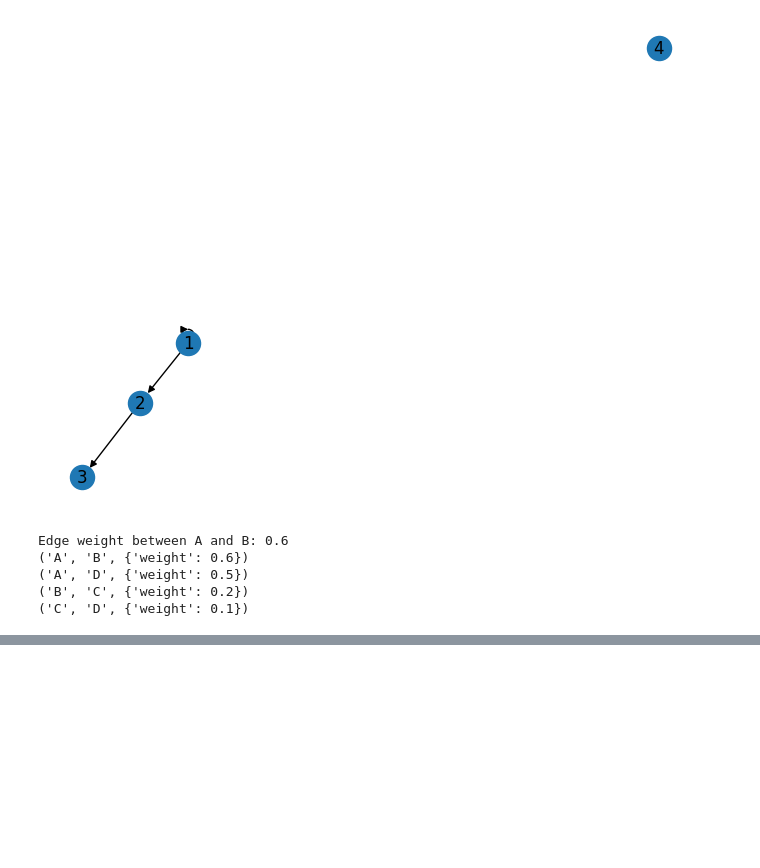
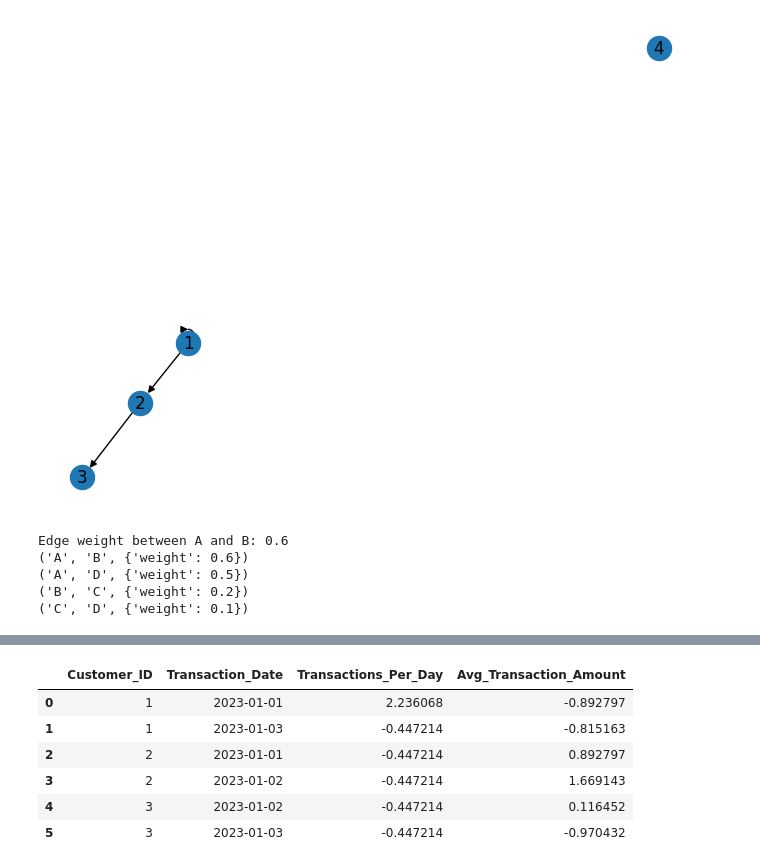
Before and after one commit to shyu61/math, a Jupyter notebook: lightgbm/main.ipynb, the cells around one changed output, grey strips where cells are left out. Cells and saved outputs as stored; diff of their text form; code cells hidden in the pictures; blank space fills up the shorter version.

```diff
--- a/lightgbm/main.ipynb
+++ b/lightgbm/main.ipynb
@@ -51,0 +106,10 @@ Edge weight between A and B: 0.6
+# %%
+daily_transactions
+# %% [output]
+|  | Customer_ID | Transaction_Date | Transactions_Per_Day | Avg_Transaction_Amount |
+| 0 | 1 | 2023-01-01 | 2.236068 | -0.892797 |
+| 1 | 1 | 2023-01-03 | -0.447214 | -0.815163 |
+| 2 | 2 | 2023-01-01 | -0.447214 | 0.892797 |
+| 3 | 2 | 2023-01-02 | -0.447214 | 1.669143 |
+| 4 | 3 | 2023-01-02 | -0.447214 | 0.116452 |
+| 5 | 3 | 2023-01-03 | -0.447214 | -0.970432 |
```
Also changed, not shown: parts of 13 cells of this notebook, 1 other file.
